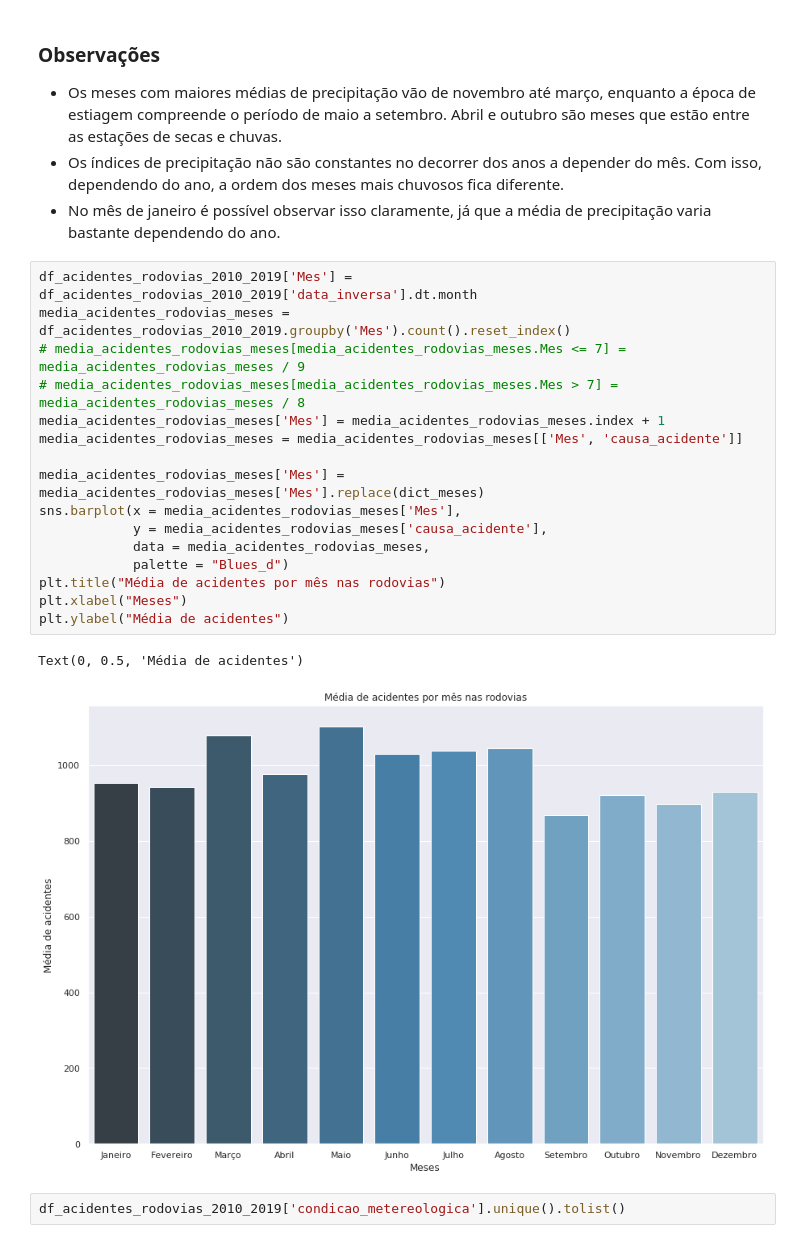
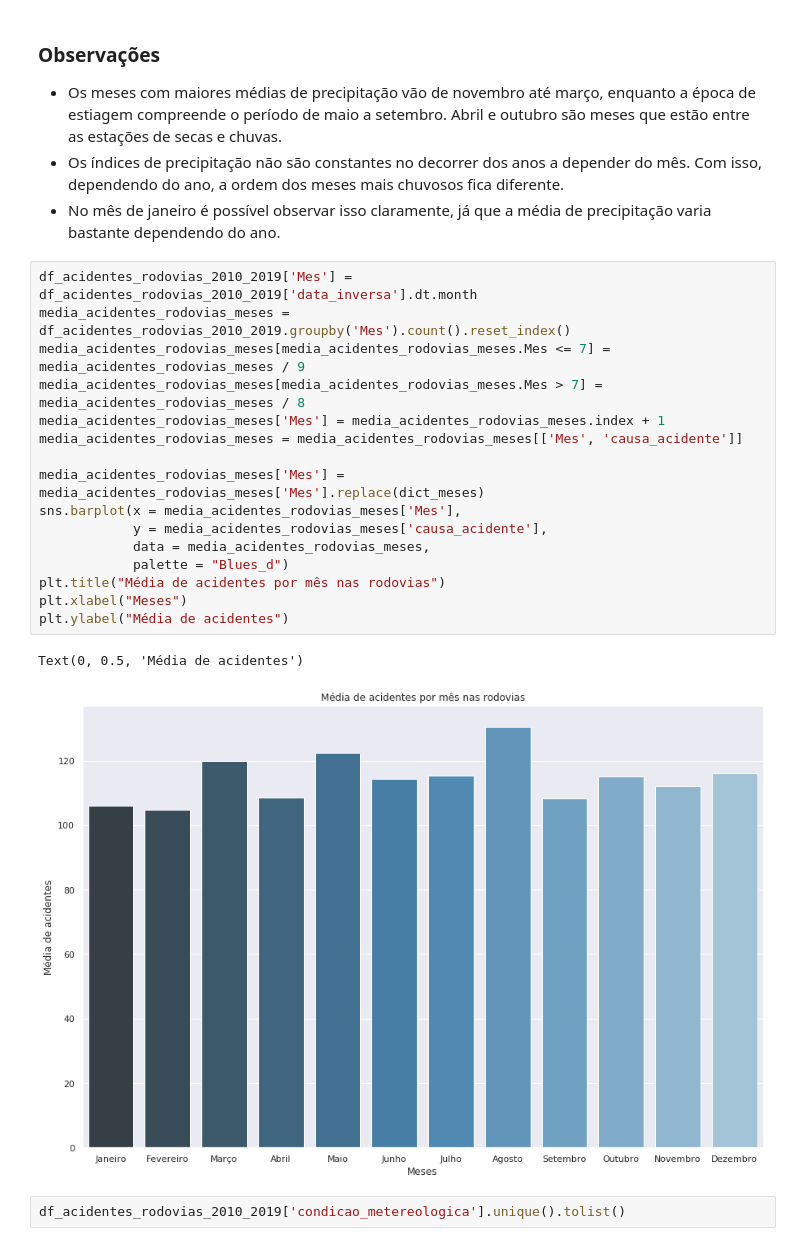
Before and after one commit to IagoCarvalho/tcc_scripts, a Jupyter notebook: QP02-Analysis.ipynb, the cells around one changed output. Drawn from its saved outputs; the diff is of its cells as text.

Commit message:
Improving graphs.

```diff
--- a/QP02-Analysis.ipynb
+++ b/QP02-Analysis.ipynb
@@ -96,22 +96,22 @@ plot_precipitacao_meses(set_dez)
 # %%
 df_acidentes_rodovias_2010_2019['Mes'] = df_acidentes_rodovias_2010_2019['data_inversa'].dt.month
 media_acidentes_rodovias_meses = df_acidentes_rodovias_2010_2019.groupby('Mes').count().reset_index()
-# media_acidentes_rodovias_meses[media_acidentes_rodovias_meses.Mes <= 7] = media_acidentes_rodovias_meses / 9
-# media_acidentes_rodovias_meses[media_acidentes_rodovias_meses.Mes > 7] = media_acidentes_rodovias_meses / 8
+media_acidentes_rodovias_meses[media_acidentes_rodovias_meses.Mes <= 7] = media_acidentes_rodovias_meses / 9
+media_acidentes_rodovias_meses[media_acidentes_rodovias_meses.Mes > 7] = media_acidentes_rodovias_meses / 8
 media_acidentes_rodovias_meses['Mes'] = media_acidentes_rodovias_meses.index + 1
 media_acidentes_rodovias_meses = media_acidentes_rodovias_meses[['Mes', 'causa_acidente']]
 
 media_acidentes_rodovias_meses['Mes'] = media_acidentes_rodovias_meses['Mes'].replace(dict_meses)
 sns.barplot(x = media_acidentes_rodovias_meses['Mes'],
             y = media_acidentes_rodovias_meses['causa_acidente'],
             data = media_acidentes_rodovias_meses,
             palette = "Blues_d")
 plt.title("Média de acidentes por mês nas rodovias")
 plt.xlabel("Meses")
 plt.ylabel("Média de acidentes")
 # %% [output]
 Text(0, 0.5, 'Média de acidentes')
-[figure, old version]
+[figure, new version]
 # %%
 df_acidentes_rodovias_2010_2019['condicao_metereologica'].unique().tolist()
 # %% [output]
```
Also changed, not shown: parts of 15 cells of this notebook.
